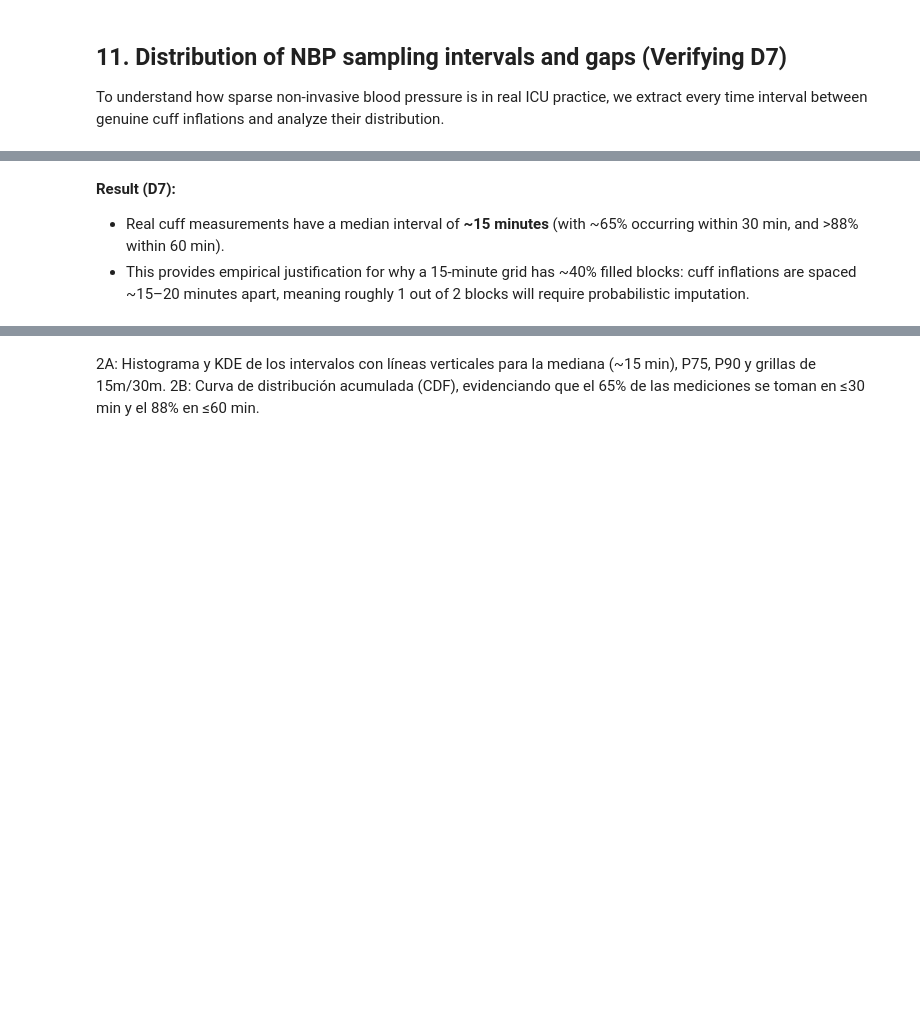
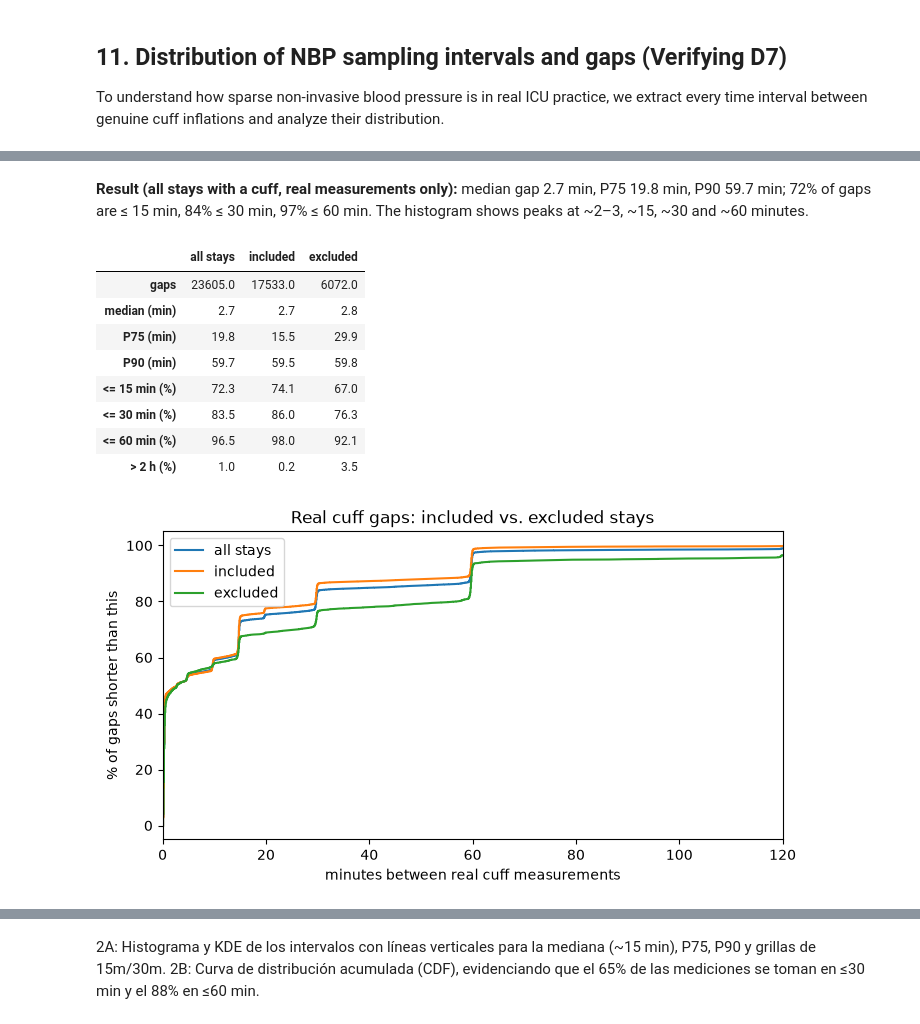
Before and after one commit to catalinabatalla/Final-project-AI-industry, a Jupyter notebook: notebooks/00_patient_selection.ipynb, the cells around one changed output, grey strips where cells are left out. Saved outputs shown, nothing was run; the diff lists cells and outputs as text; code cells hidden in the pictures; blank space fills up the shorter version.

```diff
--- a/notebooks/00_patient_selection.ipynb
+++ b/notebooks/00_patient_selection.ipynb
@@ -612,4 +678,57 @@ Percentage of gaps <= 30 min: 84.2% | <= 60 min: 95.0%
-# %% [markdown]
-**Result (D7):**
-- Real cuff measurements have a median interval of **~15 minutes** (with ~65% occurring within 30 min, and >88% within 60 min).
-- This provides empirical justification for why a 15-minute grid has ~40% filled blocks: cuff inflations are spaced ~15–20 minutes apart, meaning roughly 1 out of 2 blocks will require probabilistic imputation.
+# %% [markdown]
+**Result (all stays with a cuff, real measurements only):** median gap 2.7 min, P75 19.8 min, P90 59.7 min; 72% of gaps are ≤ 15 min, 84% ≤ 30 min, 97% ≤ 60 min. The histogram shows peaks at ~2–3, ~15, ~30 and ~60 minutes.
+# %%
+use_patients = set(included["patient"])
+
+gaps = {"included": [], "excluded": []}
+for f in files:
+    fpath = os.path.join(DATA_DIR, f)
+    d = pd.read_csv(fpath, usecols=lambda c: c in ["time", "NBPs [mmHg]", "NBPd [mmHg]"])
+    if "NBPs [mmHg]" not in d.columns:
+        continue
+    cuff = d.dropna(subset=["NBPs [mmHg]"]).sort_values("time")
+    vals = cuff.drop(columns="time").fillna(-1)
+    real = cuff[vals.ne(vals.shift()).any(axis=1)]
+    g = (real["time"].diff() / TICKS_PER_SECOND / 60).dropna()
+    group = "included" if f.split("_")[0] in use_patients else "excluded"
+    gaps[group].extend(g[g > 0])
+
+gaps["all stays"] = gaps["included"] + gaps["excluded"]
+
+def summarize(x):
+    x = np.array(x)
+    return {
+        "gaps": len(x),
+        "median (min)": round(np.median(x), 1),
+        "P75 (min)": round(np.percentile(x, 75), 1),
+        "P90 (min)": round(np.percentile(x, 90), 1),
+        "<= 15 min (%)": round(100 * (x <= 15).mean(), 1),
+        "<= 30 min (%)": round(100 * (x <= 30).mean(), 1),
+        "<= 60 min (%)": round(100 * (x <= 60).mean(), 1),
+        "> 2 h (%)": round(100 * (x > 120).mean(), 1),
+    }
+
+comparison = pd.DataFrame({k: summarize(gaps[k]) for k in ["all stays", "included", "excluded"]})
+display(comparison)
+
+fig, ax = plt.subplots(figsize=(8, 4))
+for k in ["all stays", "included", "excluded"]:
+    x = np.sort(gaps[k])
+    ax.plot(x, 100 * np.arange(1, len(x) + 1) / len(x), label=k)
+ax.set_xlim(0, 120)
+ax.set_xlabel("minutes between real cuff measurements")
+ax.set_ylabel("% of gaps shorter than this")
+ax.set_title("Real cuff gaps: included vs. excluded stays")
+ax.legend()
+plt.show()
+# %% [output]
+|  | all stays | included | excluded |
+| gaps | 23605.0 | 17533.0 | 6072.0 |
+| median (min) | 2.7 | 2.7 | 2.8 |
+| P75 (min) | 19.8 | 15.5 | 29.9 |
+| P90 (min) | 59.7 | 59.5 | 59.8 |
+| <= 15 min (%) | 72.3 | 74.1 | 67.0 |
+| <= 30 min (%) | 83.5 | 86.0 | 76.3 |
+| <= 60 min (%) | 96.5 | 98.0 | 92.1 |
+| > 2 h (%) | 1.0 | 0.2 | 3.5 |
+[figure, added]
```
Also changed, not shown: parts of 24 cells of this notebook, 1 other file.
